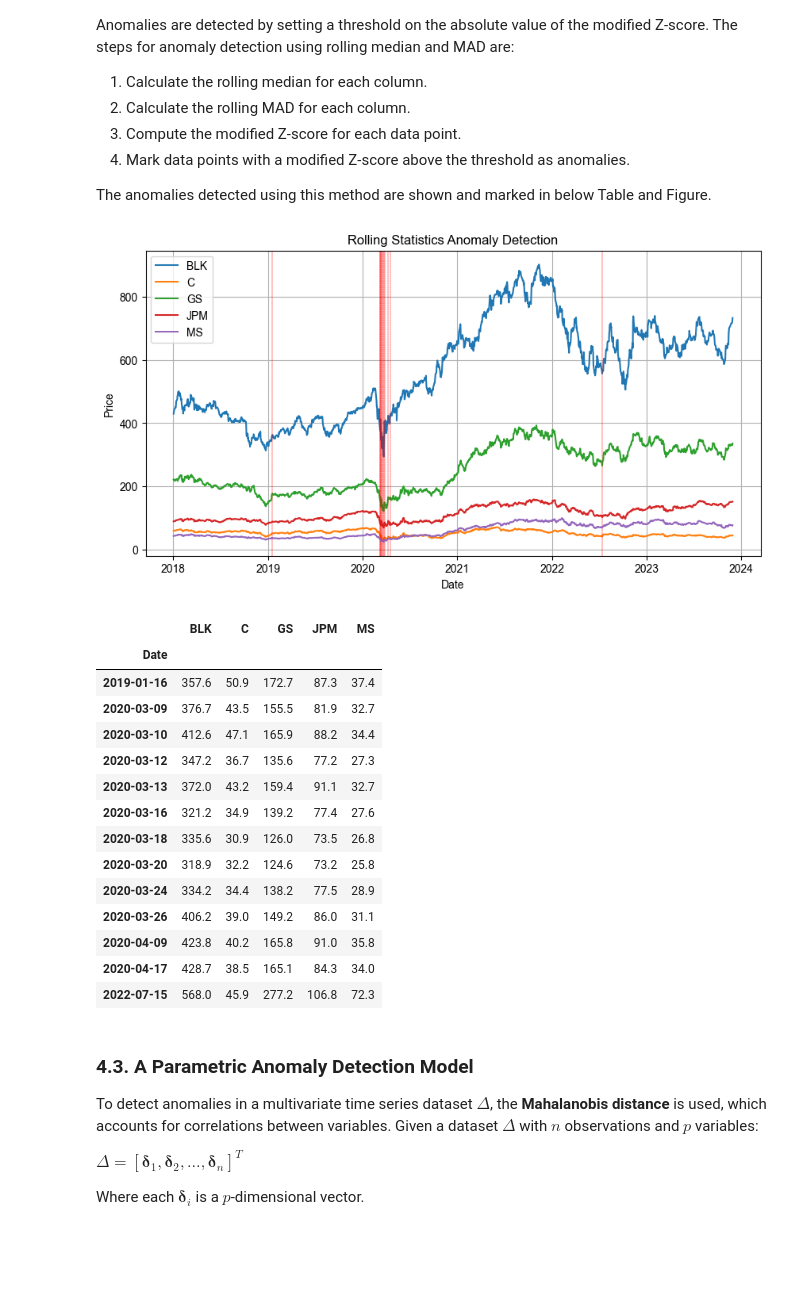
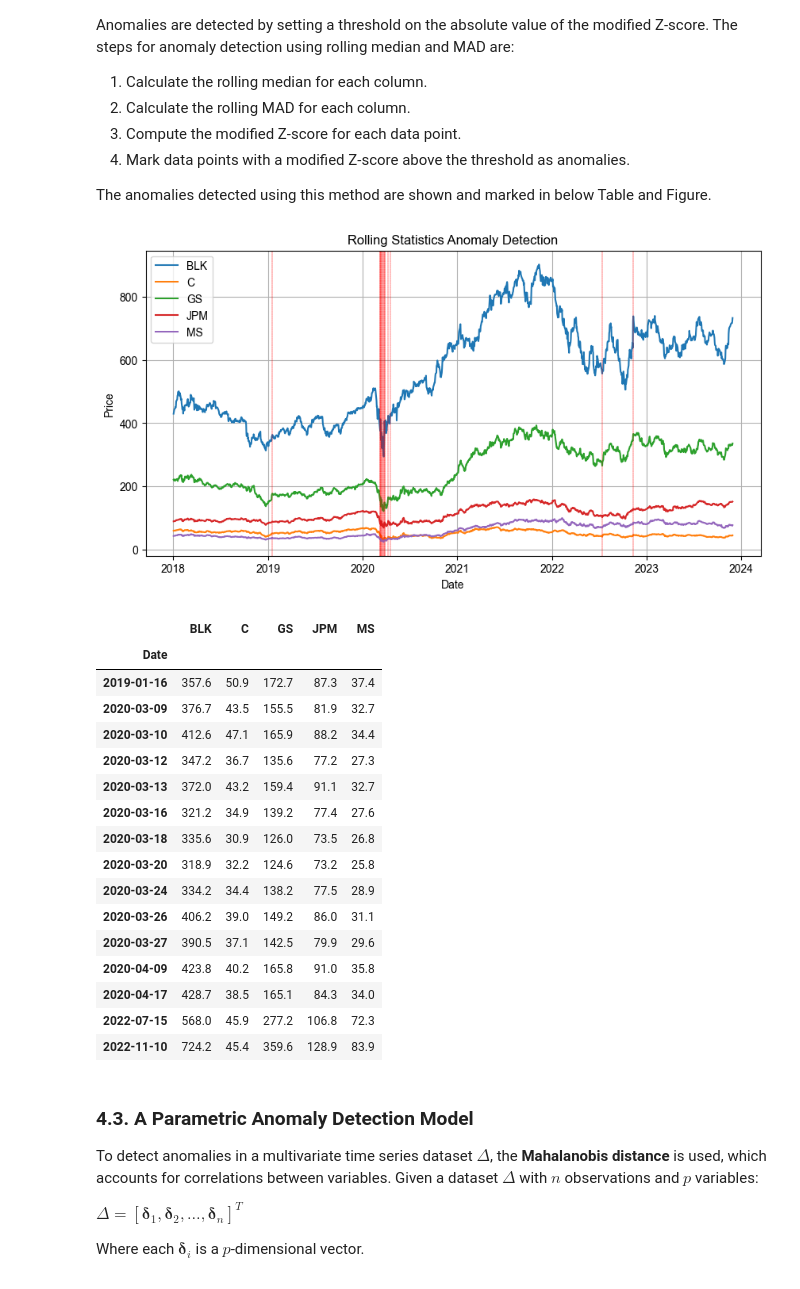
Before and after one commit to beirouz/anomaly-detection, a Jupyter notebook: anomaly detection in financial data.ipynb, the cells around one changed output. Cells and saved outputs as stored; diff of their text form; code cells hidden in the pictures; blank space fills up the shorter version.

```diff
--- a/anomaly detection in financial data.ipynb
+++ b/anomaly detection in financial data.ipynb
@@ -320,8 +319,8 @@ def detect_anomalies_iqr(data):
             Q1 = data[column].quantile(0.25)
             Q3 = data[column].quantile(0.75)
             IQR = Q3 - Q1
-            lower_bound = Q1 - 4 * IQR
-            upper_bound = Q3 + 4 * IQR
+            lower_bound = Q1 - 4.4 * IQR
+            upper_bound = Q3 + 4.4 * IQR
             anomalies[column] = (data[column] < lower_bound) | (data[column] > upper_bound)
     return anomalies
 
@@ -414,7 +411,7 @@ The anomalies detected using this method are shown and marked in below Table and
 # %%
 # Set rolling window size and modified Z-score threshold
 window_size = 200
-modified_z_score_threshold = 7
+modified_z_score_threshold = 6.35
 
 # Function to detect anomalies using rolling median and MAD
 def detect_anomalies_rolling_median_mad(data, window, z_thresh):
@@ -431,34 +428,34 @@ def detect_anomalies_rolling_median_mad(data, window, z_thresh):
     pandas.DataFrame: A DataFrame with the same index as the input `data` but with Boolean values indicating anomalies.
                        Each column corresponds to the respective column in `data`, with `True` indicating an anomaly and `False` indicating normal data.
 
     The anomalies are detected by calculating the rolling median and MAD for each column, then computing the modified z-scores
     using these values. Anomalies are identified where the absolute value of the modified z-score exceeds the specified threshold (`z_thresh`).
     """
     anomalies = pd.DataFrame(index=data.index)
     for column in data.columns:
         rolling_median = data[column].rolling(window=window).median()
         rolling_mad = data[column].rolling(window=window).apply(lambda x: np.median(np.abs(x - np.median(x))), raw=True)
         modified_z_scores = 0.6745 * (data[column] - rolling_median) / rolling_mad
         anomalies[column] = np.abs(modified_z_scores) > z_thresh
     return anomalies
 
 
 # Apply rolling median and MAD method to each stock column
 anomalies = detect_anomalies_rolling_median_mad(delta, window_size, modified_z_score_threshold)
 
 # Add anomaly column to delta DataFrame
 delta_rolling_z = delta.copy()
 delta_rolling_z['Anomaly'] = anomalies.any(axis=1)
 
 mad_result_indx = delta_rolling_z.loc[delta_rolling_z['Anomaly']==True].index
 
 # Plot anomalies detected by IQR method
 plot_anomalies(stocks, mad_result_indx, title="Rolling Statistics Anomaly Detection" , save_loc = 'Figs/rolling statistics anomalies.jpg')
 
 # Display the numerical values of the anomalies
 stocks.loc[stocks.index.isin(mad_result_indx)].round(1)
 # %% [output]
-[figure, old version]
+[figure, new version]
 |  | BLK | C | GS | JPM | MS |
 | Date |  |  |  |  |  |
 | 2019-01-16 | 357.6 | 50.9 | 172.7 | 87.3 | 37.4 |
@@ -471,9 +468,11 @@ stocks.loc[stocks.index.isin(mad_result_indx)].round(1)
 | 2020-03-20 | 318.9 | 32.2 | 124.6 | 73.2 | 25.8 |
 | 2020-03-24 | 334.2 | 34.4 | 138.2 | 77.5 | 28.9 |
 | 2020-03-26 | 406.2 | 39.0 | 149.2 | 86.0 | 31.1 |
+| 2020-03-27 | 390.5 | 37.1 | 142.5 | 79.9 | 29.6 |
 | 2020-04-09 | 423.8 | 40.2 | 165.8 | 91.0 | 35.8 |
 | 2020-04-17 | 428.7 | 38.5 | 165.1 | 84.3 | 34.0 |
 | 2022-07-15 | 568.0 | 45.9 | 277.2 | 106.8 | 72.3 |
+| 2022-11-10 | 724.2 | 45.4 | 359.6 | 128.9 | 83.9 |
 # %% [markdown]
 ### 4.3. A Parametric Anomaly Detection Model
 To detect anomalies in a multivariate time series dataset $ \Delta $, the **Mahalanobis distance** is used, which accounts for correlations between variables. Given a dataset $ \Delta $ with $ n $ observations and $ p $ variables:
```
Also changed, not shown: parts of 9 cells of this notebook, 1 other file.
